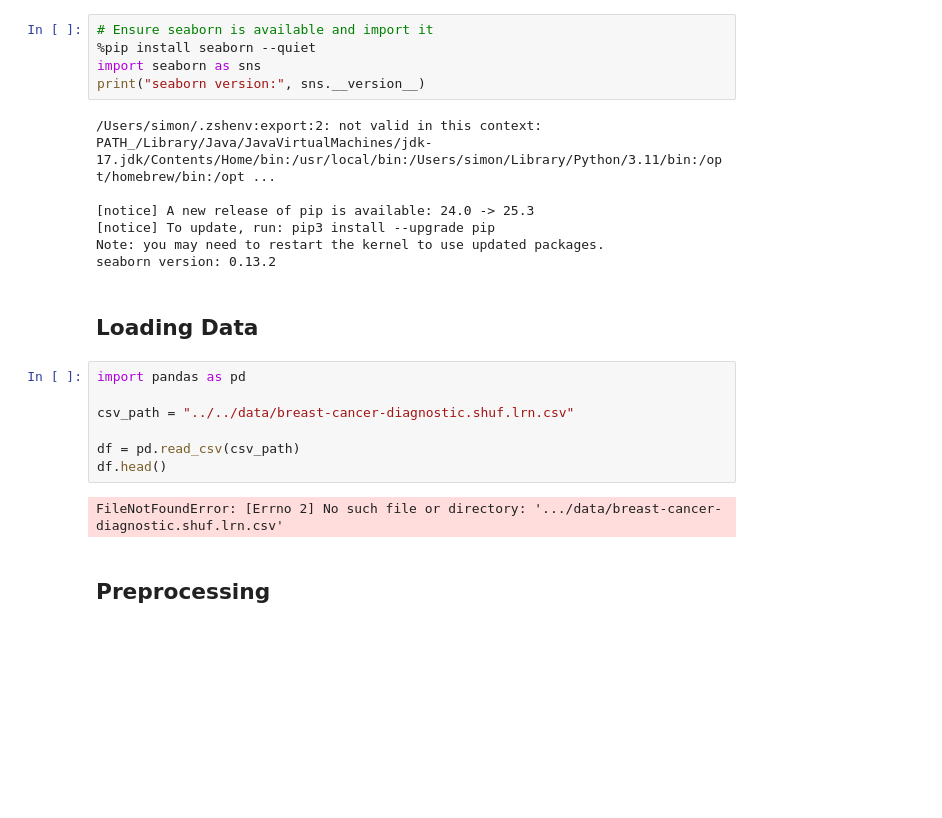
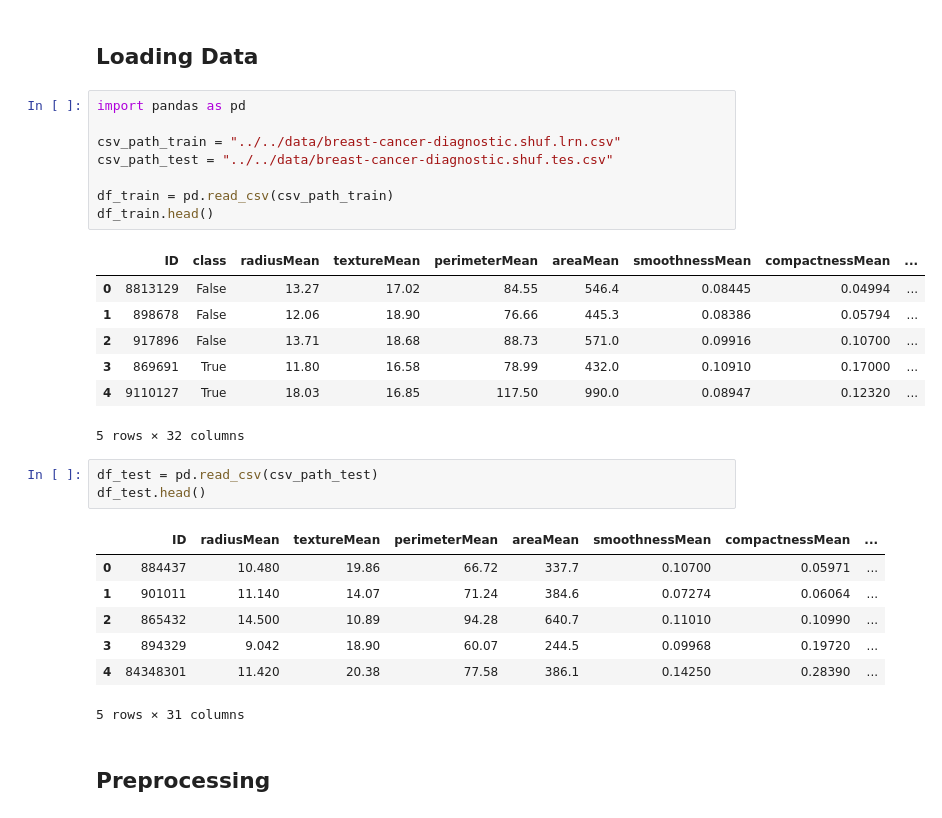
Before and after one commit to emmabachura/Machine-Learning, a Jupyter notebook: src/breast-cancer/breast-cancer-preprocessing.ipynb, the cells around one changed output. Cells and saved outputs as stored; diff of their text form; blank space fills up the shorter version.

```diff
--- a/src/breast-cancer/breast-cancer-preprocessing.ipynb
+++ b/src/breast-cancer/breast-cancer-preprocessing.ipynb
@@ -1,26 +1,32 @@
-# %%
-# Ensure seaborn is available and import it
-%pip install seaborn --quiet
-import seaborn as sns
-print("seaborn version:", sns.__version__)
-# %% [output]
-/Users/simon/.zshenv:export:2: not valid in this context: PATH_/Library/Java/JavaVirtualMachines/jdk-17.jdk/Contents/Home/bin:/usr/local/bin:/Users/simon/Library/Python/3.11/bin:/opt/homebrew/bin:/opt ...
-
-[notice] A new release of pip is available: 24.0 -> 25.3
-[notice] To update, run: pip3 install --upgrade pip
-Note: you may need to restart the kernel to use updated packages.
-seaborn version: 0.13.2
 # %% [markdown]
 ## Loading Data
 # %%
 import pandas as pd
 
-csv_path = "../../data/breast-cancer-diagnostic.shuf.lrn.csv"
+csv_path_train = "../../data/breast-cancer-diagnostic.shuf.lrn.csv"
+csv_path_test = "../../data/breast-cancer-diagnostic.shuf.tes.csv"
 
-df = pd.read_csv(csv_path)
-df.head()
+df_train = pd.read_csv(csv_path_train)
+df_train.head()
 # %% [output]
+|  | ID | class | radiusMean | textureMean | perimeterMean | areaMean | smoothnessMean | compactnessMean | ... |
+| 0 | 8813129 | False | 13.27 | 17.02 | 84.55 | 546.4 | 0.08445 | 0.04994 | ... |
+| 1 | 898678 | False | 12.06 | 18.90 | 76.66 | 445.3 | 0.08386 | 0.05794 | ... |
+| 2 | 917896 | False | 13.71 | 18.68 | 88.73 | 571.0 | 0.09916 | 0.10700 | ... |
+| 3 | 869691 | True | 11.80 | 16.58 | 78.99 | 432.0 | 0.10910 | 0.17000 | ... |
+| 4 | 9110127 | True | 18.03 | 16.85 | 117.50 | 990.0 | 0.08947 | 0.12320 | ... |
-FileNotFoundError: [Errno 2] No such file or directory: '.../data/breast-cancer-diagnostic.shuf.lrn.csv'
+5 rows × 32 columns
+# %%
+df_test = pd.read_csv(csv_path_test)
+df_test.head()
+# %% [output]
+|  | ID | radiusMean | textureMean | perimeterMean | areaMean | smoothnessMean | compactnessMean | ... |
+| 0 | 884437 | 10.480 | 19.86 | 66.72 | 337.7 | 0.10700 | 0.05971 | ... |
+| 1 | 901011 | 11.140 | 14.07 | 71.24 | 384.6 | 0.07274 | 0.06064 | ... |
+| 2 | 865432 | 14.500 | 10.89 | 94.28 | 640.7 | 0.11010 | 0.10990 | ... |
+| 3 | 894329 | 9.042 | 18.90 | 60.07 | 244.5 | 0.09968 | 0.19720 | ... |
+| 4 | 84348301 | 11.420 | 20.38 | 77.58 | 386.1 | 0.14250 | 0.28390 | ... |
+5 rows × 31 columns
 # %% [markdown]
 ## Preprocessing
 # %% [markdown]
```
Also changed, not shown: parts of 20 cells of this notebook, 2 other files.
